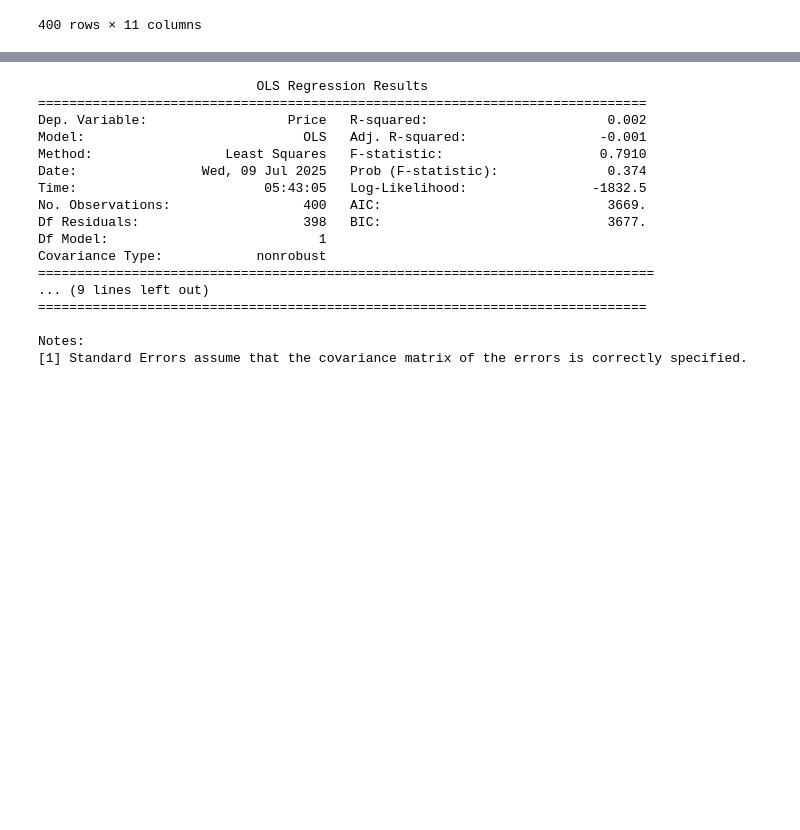
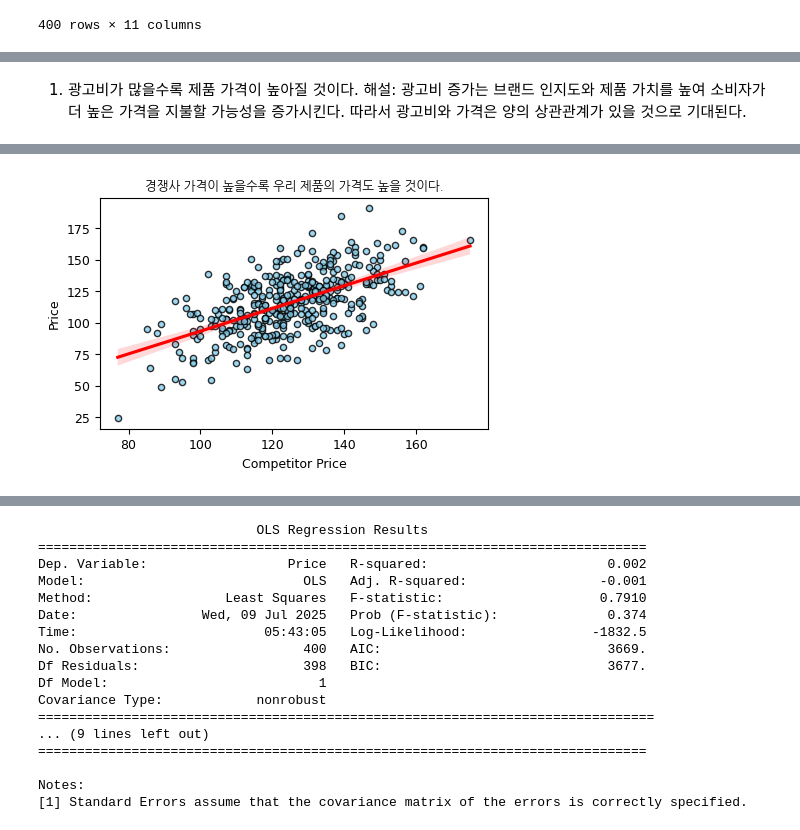
Before and after one commit to mingeunjo/mini_game, a Jupyter notebook: 07_09_실습.ipynb, the cells around one changed output, grey strips where cells are left out. Drawn from its saved outputs; the diff is of its cells as text; code cells hidden in the pictures; blank space fills up the shorter version.

```diff
--- a/07_09_실습.ipynb
+++ b/07_09_실습.ipynb
@@ -62,0 +92,12 @@ sns.regplot(x='Price', y='Advertising', data=data_1,
+# %% [markdown]
+1. 광고비가 많을수록 제품 가격이 높아질 것이다.
+해설: 광고비 증가는 브랜드 인지도와 제품 가치를 높여 소비자가 더 높은 가격을 지불할 가능성을 증가시킨다. 따라서 광고비와 가격은 양의 상관관계가 있을 것으로 기대된다.
+# %%
+sns.regplot(x='CompPrice', y='Price', data=data_1,
+            scatter_kws={'color': 'skyblue', 's': 20, 'edgecolor': 'k'},
+            line_kws={'color': 'red'})
+plt.title('경쟁사 가격이 높을수록 우리 제품의 가격도 높을 것이다.',fontproperties=font_prop)
+plt.xlabel('Competitor Price')
+plt.ylabel('Price')
+plt.show()
+# %% [output]
@@ -62,0 +121 @@ sns.regplot(x='Price', y='Advertising', data=data_1,
+[figure, added]
```
Also changed, not shown: parts of 12 cells of this notebook.
